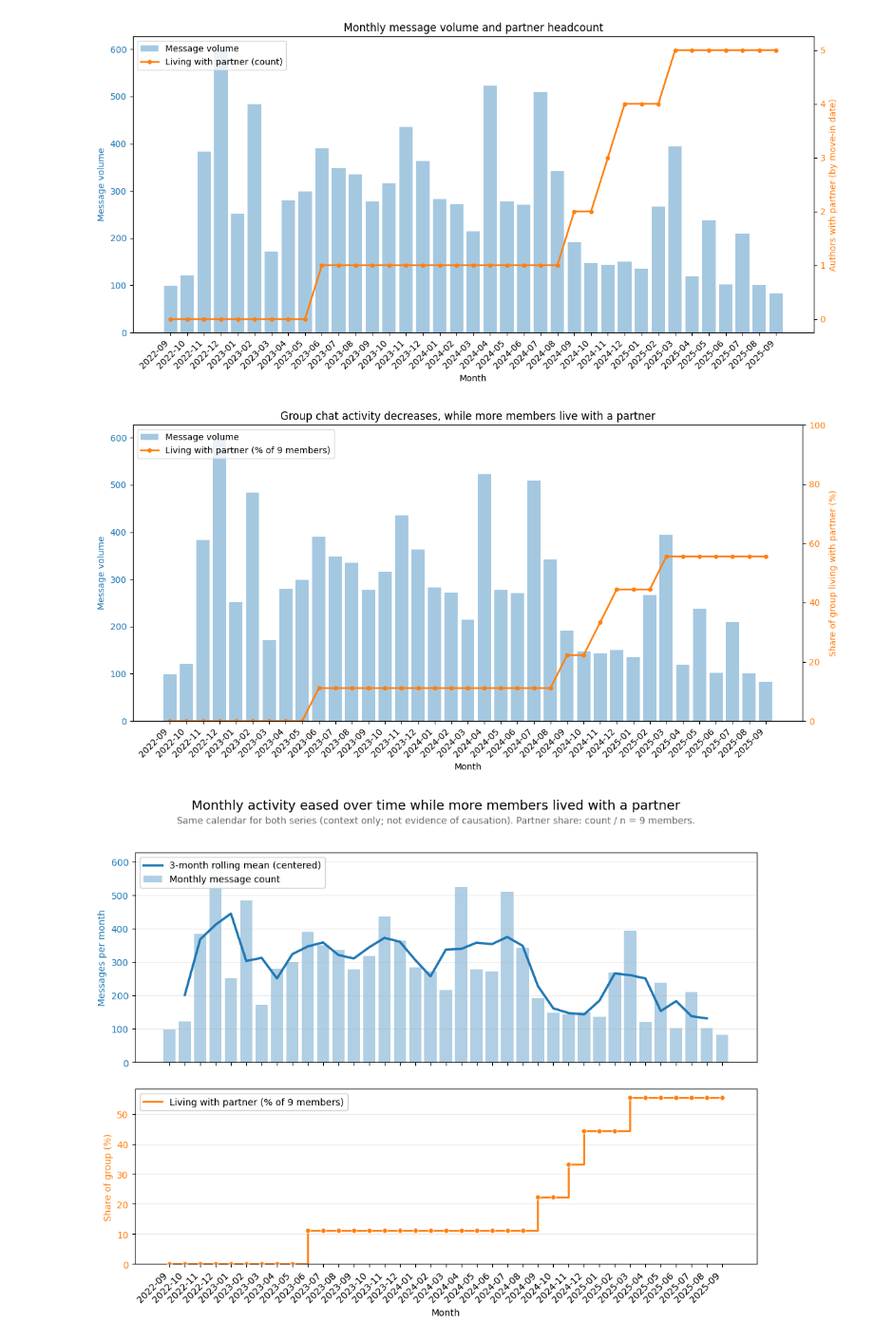
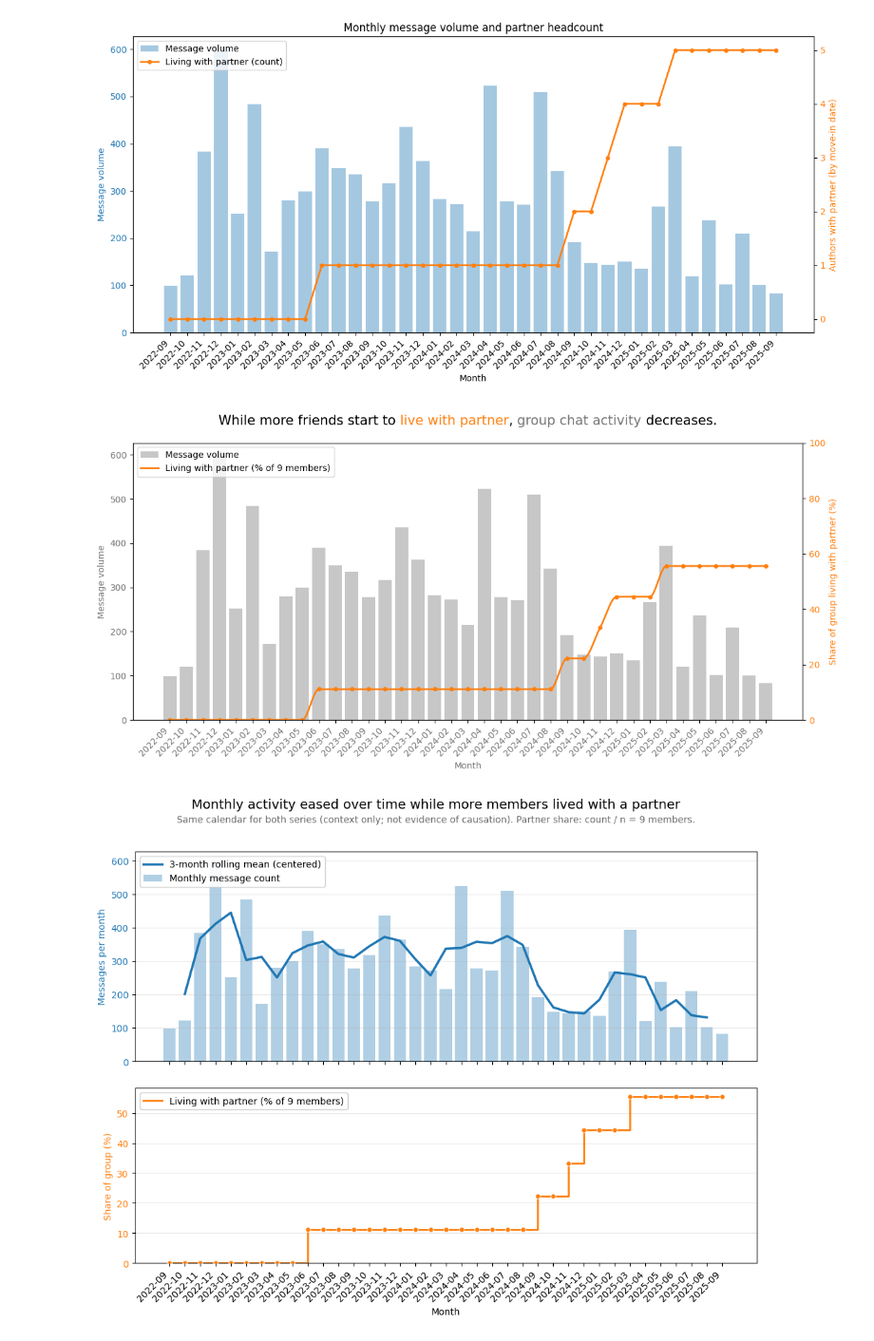
Before and after one commit to bashoogeventerink-max/DAV, a Jupyter notebook: notebooks/06-time-series-test.ipynb, the cells around one changed output. Shown at 95% size. Cells and saved outputs as stored; diff of their text form; code cells hidden in the pictures.

Commit message:
update time series graph

```diff
--- a/notebooks/06-time-series-test.ipynb
+++ b/notebooks/06-time-series-test.ipynb
@@ -294,44 +294,77 @@ plt.show()
 [figure]
 # %%
 # Visualize summary_table: volume (bars) vs. share living with partner (line, % of group)
+import numpy as np
+from scipy.interpolate import PchipInterpolator
+
 N_UNIQUE_MEMBERS = 9
 plot_df = summary_table.sort_index()
 partner_pct = 100 * plot_df["count_living_with_partner"] / N_UNIQUE_MEMBERS
 xpos = list(range(len(plot_df)))
 
 fig, ax1 = plt.subplots(figsize=(12, 6))
-color_vol, color_cnt = "tab:blue", "tab:orange"
+color_vol, color_cnt = "0.45", "tab:orange"
 
 ax1.bar(xpos, plot_df["message_volume"], color=color_vol, alpha=0.4, label="Message volume")
 ax1.set_ylabel("Message volume", color=color_vol)
 ax1.tick_params(axis="y", labelcolor=color_vol)
-ax1.set_xlabel("Month")
+ax1.set_xlabel("Month", color=color_vol)
 step = max(1, len(xpos) // 24)
 ax1.set_xticks(xpos[::step])
 ax1.set_xticklabels(plot_df.index[::step], rotation=45, ha="right")
+ax1.tick_params(axis="x", labelcolor=color_vol)
 
 ax2 = ax1.twinx()
-ax2.plot(
-    xpos,
-    partner_pct,
-    color=color_cnt,
-    marker="o",
-    linewidth=2,
-    markersize=4,
-    label=f"Living with partner (% of {N_UNIQUE_MEMBERS} members)",
-)
+_x = np.asarray(xpos, dtype=float)
+_y = np.asarray(partner_pct, dtype=float)
+_partner_label = f"Living with partner (% of {N_UNIQUE_MEMBERS} members)"
+if len(_x) >= 2:
+    _x_fine = np.linspace(_x[0], _x[-1], max(300, len(_x) * 25))
+    _smooth = PchipInterpolator(_x, _y)(_x_fine)
+    ax2.plot(_x_fine, _smooth, color=color_cnt, linewidth=2, label=_partner_label)
+    ax2.plot(_x, _y, color=color_cnt, linestyle="none", marker="o", markersize=4)
+else:
+    ax2.plot(_x, _y, color=color_cnt, marker="o", linewidth=2, markersize=4, label=_partner_label)
 ax2.set_ylabel("Share of group living with partner (%)", color=color_cnt)
 ax2.set_ylim(0, 100)
 ax2.tick_params(axis="y", labelcolor=color_cnt)
 
 lines1, lab1 = ax1.get_legend_handles_labels()
 lines2, lab2 = ax2.get_legend_handles_labels()
 ax1.legend(lines1 + lines2, lab1 + lab2, loc="upper left")
-plt.title("Group chat activity decreases, while more members live with a partner")
+
+from matplotlib.offsetbox import AnchoredOffsetbox, HPacker, TextArea
+
+_tp = {"fontsize": 15}
+_title_pack = HPacker(
+    children=[
+        TextArea(s, textprops={**_tp, **extra})
+        for s, extra in [
+            ("While more friends start to ", {}),
+            ("live with partner", {"color": color_cnt}),
+            (", ", {}),
+            ("group chat activity", {"color": color_vol}),
+            (" decreases.", {}),
+        ]
+    ],
+    align="center",
+    pad=0,
+    sep=0,
+)
+ax1.add_artist(
+    AnchoredOffsetbox(
+        loc="center",
+        bbox_to_anchor=(0.5, 1.08),
+        bbox_transform=ax1.transAxes,
+        child=_title_pack,
+        frameon=False,
+        borderpad=0,
+    )
+)
 plt.tight_layout()
 plt.show()
 # %% [output]
-[figure, old version]
+[figure, new version]
 # %%
 # Two stacked panels (shared month axis): volume + 3-month rolling mean, and partner share (step).
 # Expects `summary_table` from the cell that builds `volume_per_month` / `count_living_with_partner`.
```
Also changed, not shown: parts of 1 cell of this notebook.
